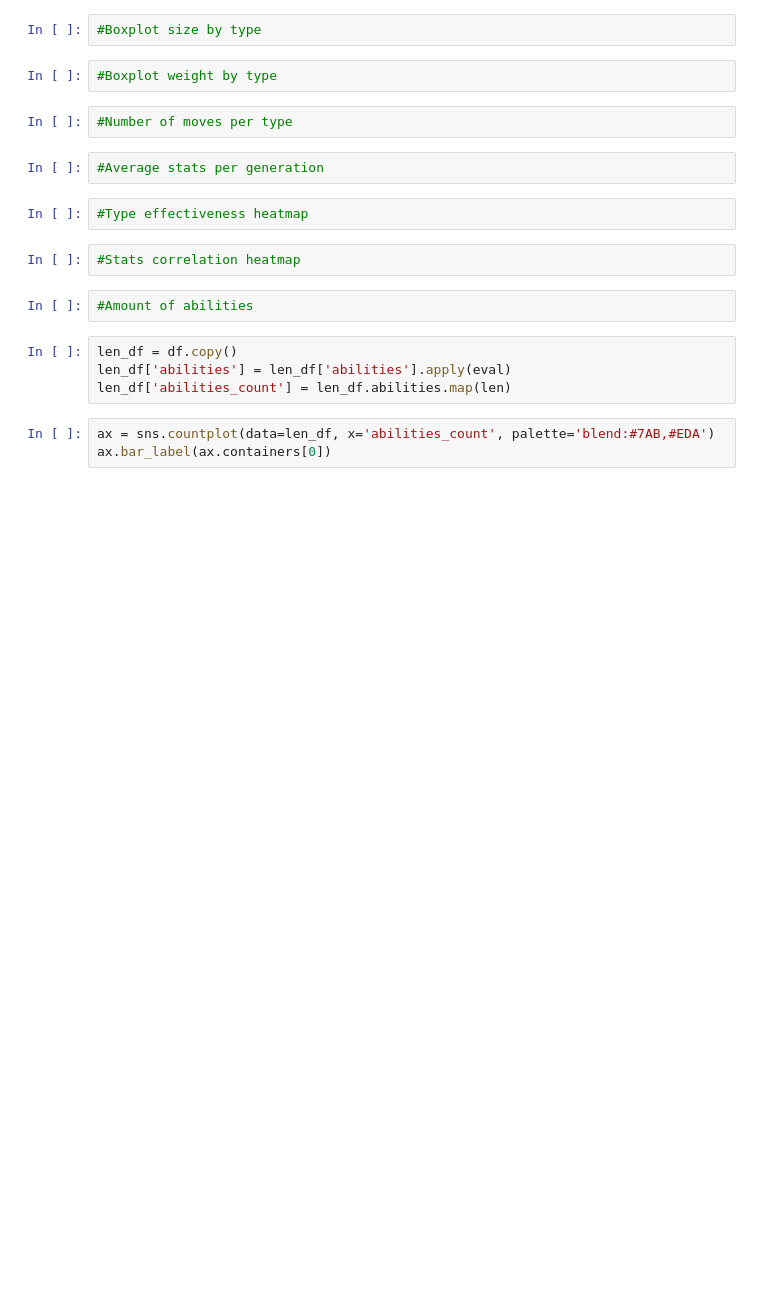
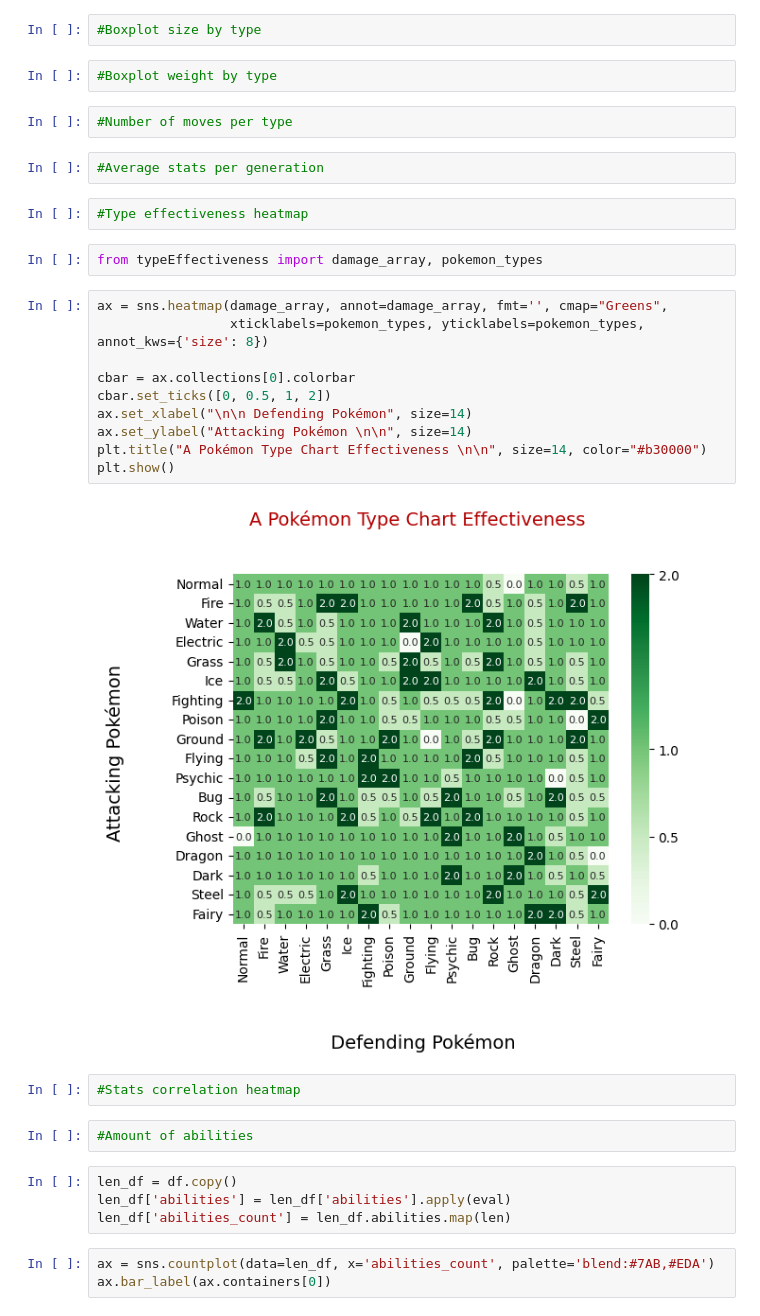
Before and after one commit to Gadomskyy/pokemon-data-analyzer, a Jupyter notebook: charts.ipynb, the cells around one changed output. Cells and saved outputs as stored; diff of their text form; blank space fills up the shorter version.

Commit message:
type effectiveness chart (#10)

```diff
--- a/charts.ipynb
+++ b/charts.ipynb
@@ -56,6 +57,20 @@ ax = sns.heatmap(cross_tab, annot=True, cmap='coolwarm', fmt='d', vmin=0, vmax=8
 #Average stats per generation
 # %%
 #Type effectiveness heatmap
+# %%
+from typeEffectiveness import damage_array, pokemon_types
+# %%
+ax = sns.heatmap(damage_array, annot=damage_array, fmt='', cmap="Greens",
+                 xticklabels=pokemon_types, yticklabels=pokemon_types, annot_kws={'size': 8})
+
+cbar = ax.collections[0].colorbar
+cbar.set_ticks([0, 0.5, 1, 2])
+ax.set_xlabel("\n\n Defending Pokémon", size=14)
+ax.set_ylabel("Attacking Pokémon \n\n", size=14)
+plt.title("A Pokémon Type Chart Effectiveness \n\n", size=14, color="#b30000")
+plt.show()
+# %% [output]
+[figure, added]
 # %%
 #Stats correlation heatmap
 # %%
```
Also changed, not shown: parts of 1 cell of this notebook, 1 other file.
